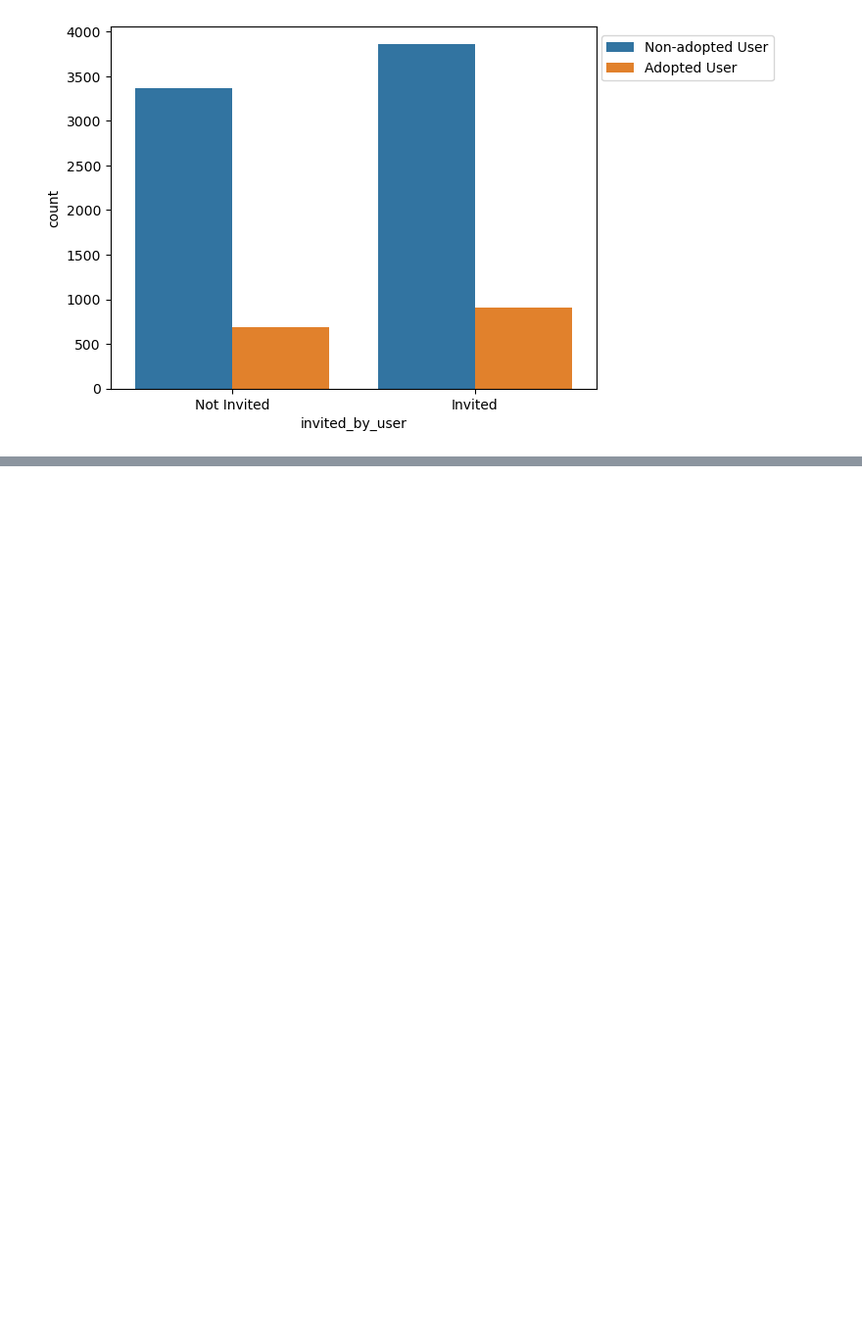
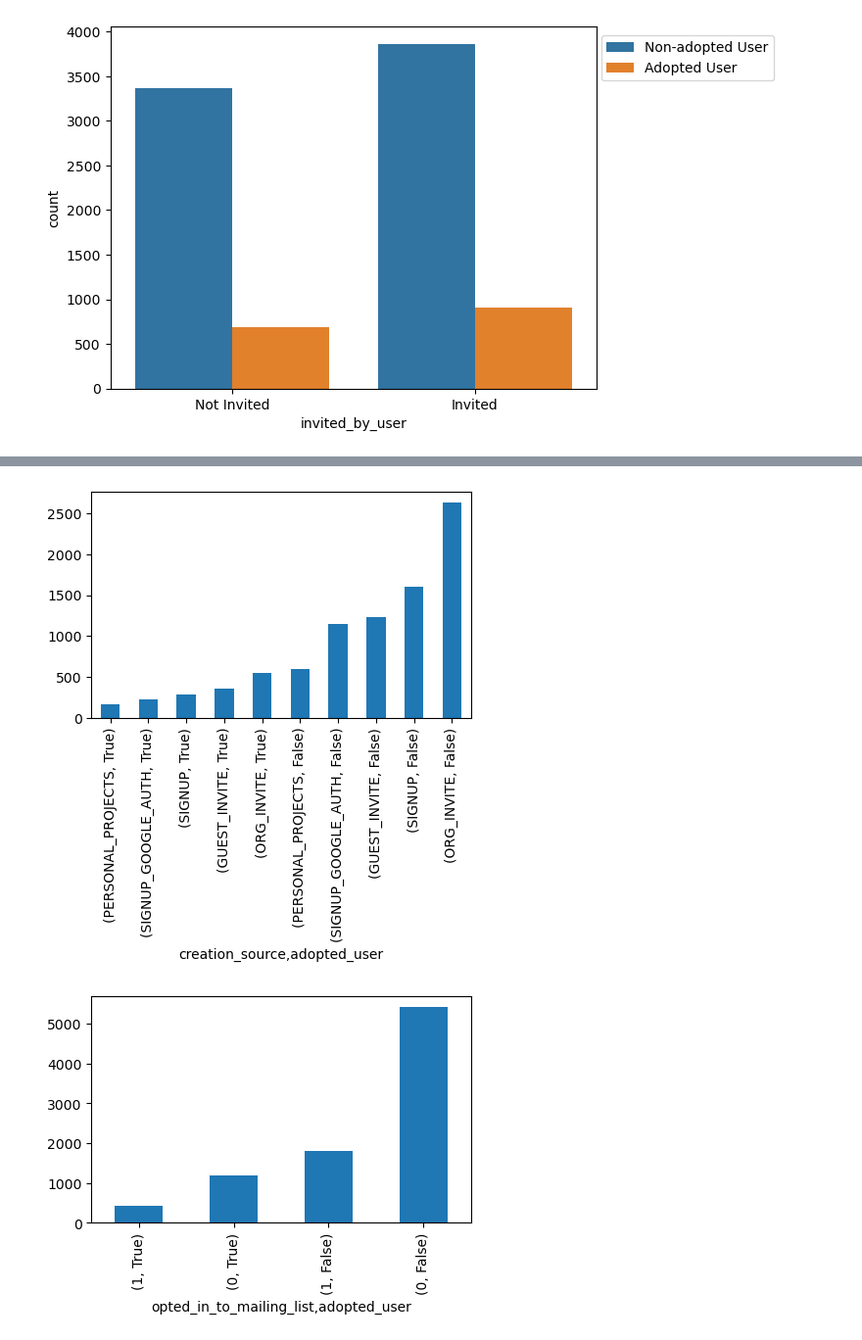
Before and after one commit to coldzonemt/relax_takehome, a Jupyter notebook: relax_challenge.ipynb, the cells around one changed output, grey strips where cells are left out. Shown at 98% size. Drawn from its saved outputs; the diff is of its cells as text; code cells hidden in the pictures; blank space fills up the shorter version.

```diff
--- a/relax_challenge.ipynb
+++ b/relax_challenge.ipynb
@@ -362,0 +372,15 @@ plt.xticks([False, True], ['Not Invited', 'Invited']);
+# %%
+factors = ['creation_source', 'opted_in_to_mailing_list', 'enabled_for_marketing_drip',
+        'org_id', 'invited_by_user']
+# group by factors, then create a bar plot of the adopted user per factor
+for factor in factors:
+    plt.figure(figsize=(5, 3))
+    # must do something like .mean() because cannot sort_values on a Series
+    df.groupby(factor)['adopted_user'].value_counts().sort_values().plot(kind='bar')
+    plt.show();
+
+# Plot values are (factor, user_adopted) so i.e., (signup, True) is user who is adopted and signed up as a creation source
+# Another example is "opted into mail list" (0, True) would be an adopted user who did *not* opt into the email list.
+# %% [output]
+[figure, added]
+[figure, added]
```
Also changed, not shown: parts of 4 cells of this notebook, 1 other file.
